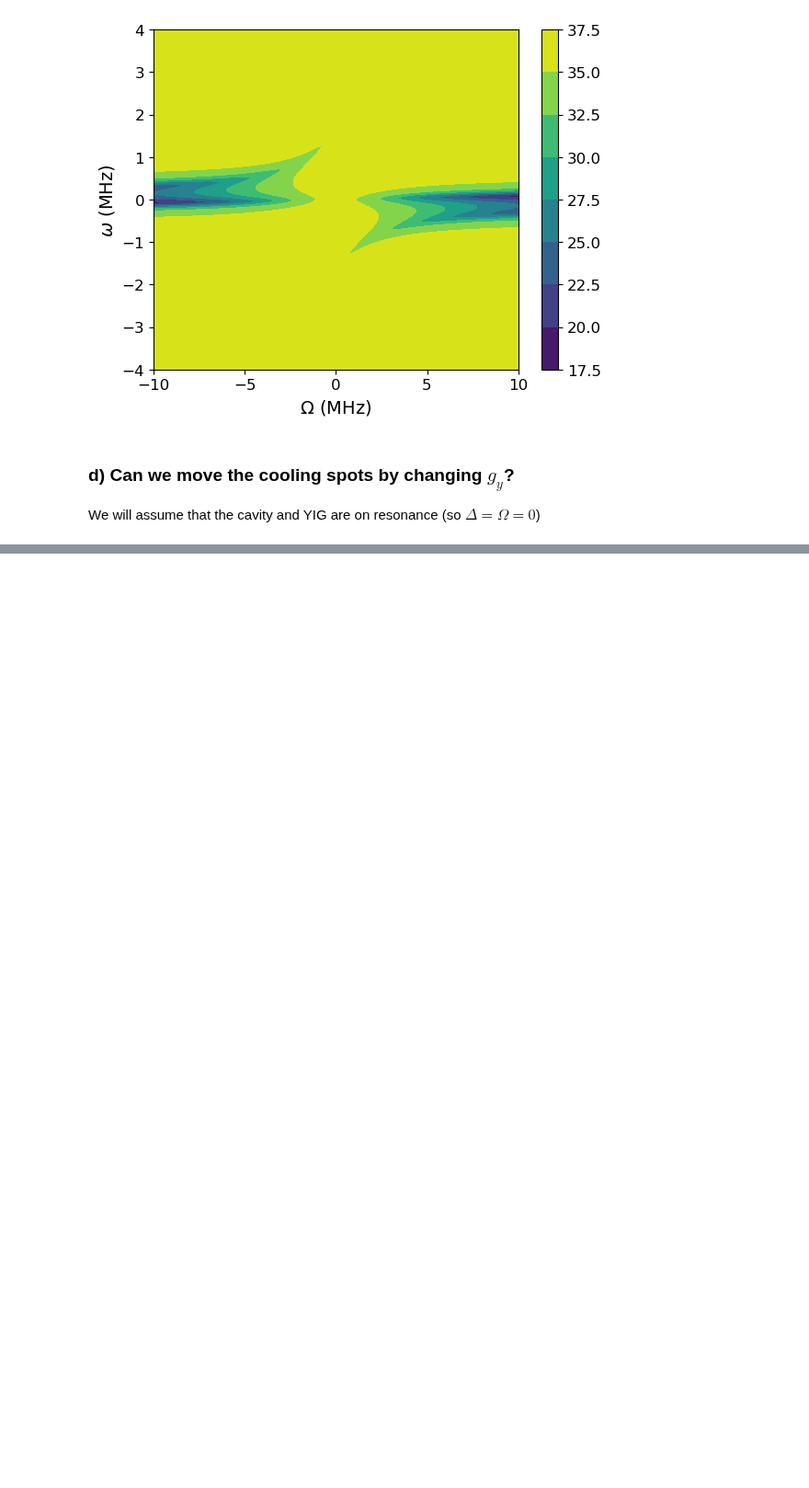
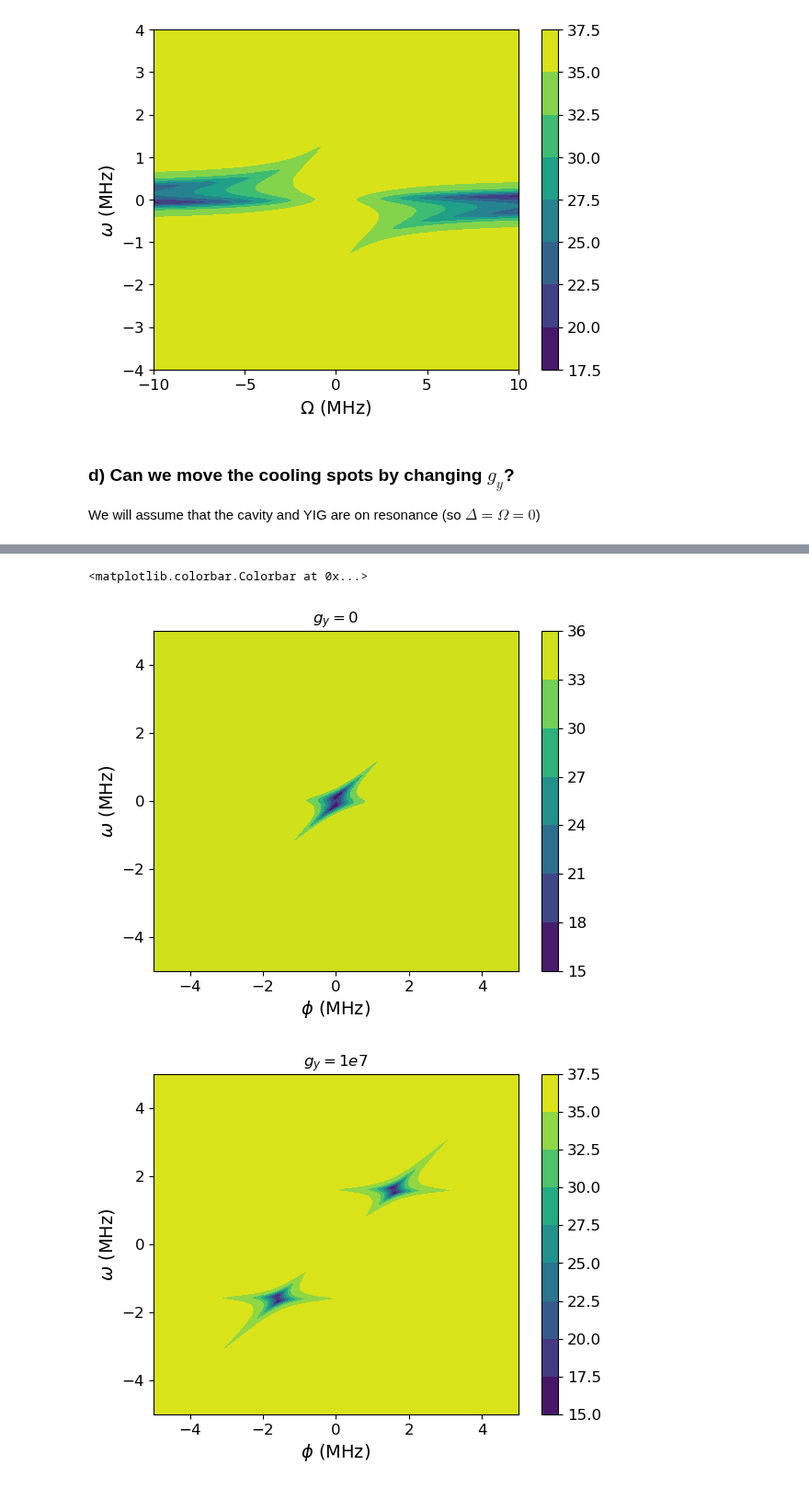
Before and after one commit to jleamer/mode_cooling, a Jupyter notebook: tripartite_cooling.ipynb, the cells around one changed output, grey strips where cells are left out. Shown at 92% size. Saved outputs shown, nothing was run; the diff lists cells and outputs as text; code cells hidden in the pictures; blank space fills up the shorter version.

```diff
--- a/tripartite_cooling.ipynb
+++ b/tripartite_cooling.ipynb
@@ -415,0 +441,35 @@ fig2.colorbar(im)
+# %%
+# what if χ is not kept equal to gy?
+χ = 1e5
+
+# Calculate the spectrum
+ω = np.linspace(-5, 5, 1000) * 2 * np.pi * 1e6
+ωm, ϕm = np.meshgrid(ω, ϕ)
+
+# Set up array for storage
+output_spec_χ = np.zeros((len(gy_vals), ω.shape[0], ϕ.shape[0]), dtype=complex)
+
+#output_spec_ϕ = full_output_spec_nv_det(ωm, g, r, gy, χ, κ, γ, nT, nc, nT, 0, ϕm, 0)
+
+for i in range(len(gy_vals)):
+    output_spec_χ[i] = full_output_spec_nv_det(ωm, g, r, gy_vals[i], χ, κ, γ, nT, nc, nT, 0, ϕm, 0)
+# %%
+fig = plt.figure(1)
+ax = fig.subplots(1, 1, sharey='all')
+im = ax.contourf(ϕm / (2 * np.pi * 1e6), ωm / (2 * np.pi * 1e6), output_spec_χ[0])
+ax.set_xlabel("$\\phi$ (MHz)")
+ax.set_ylabel("$\\omega$ (MHz)")
+ax.set_title("$g_y = 0$")
+fig.colorbar(im)
+
+fig2 = plt.figure(2)
+ax = fig2.subplots(1, 1, sharey='all')
+im = ax.contourf(ϕm / (2 * np.pi * 1e6), ωm / (2 * np.pi * 1e6), output_spec_χ[-2])
+ax.set_xlabel("$\\phi$ (MHz)")
+ax.set_ylabel("$\\omega$ (MHz)")
+ax.set_title("$g_y = 1e7$")
+fig2.colorbar(im)
+# %% [output]
+<matplotlib.colorbar.Colorbar at 0x...>
+[figure, added]
+[figure, added]
```
Also changed, not shown: parts of 5 cells of this notebook, 3 other files.
